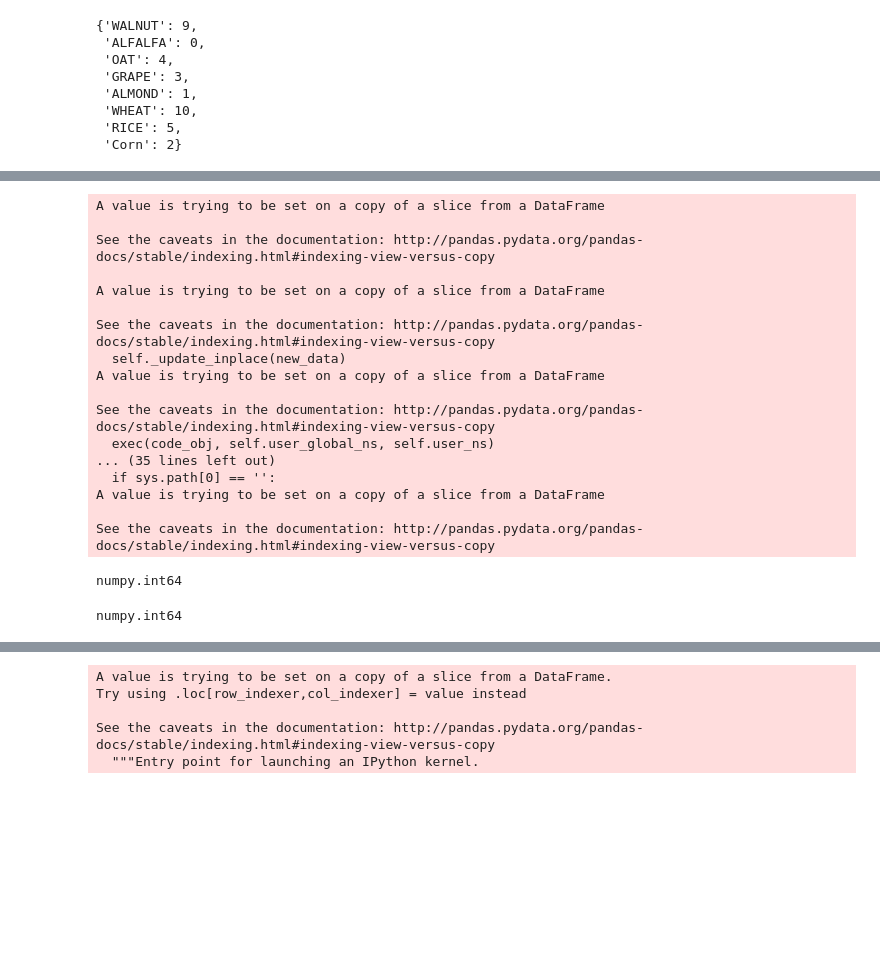
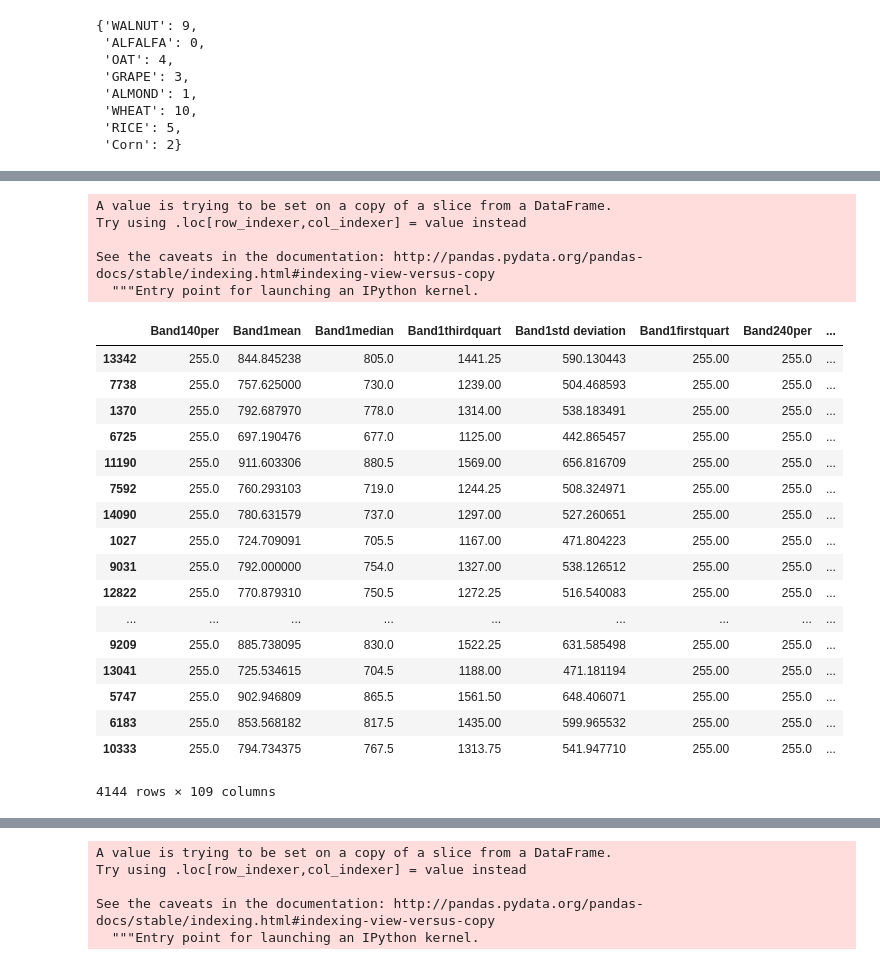
Before and after one commit to MarcelColvin/GeoSpatial-Classification, a Jupyter notebook: MakingAugustoClasses.ipynb, the cells around one changed output, grey strips where cells are left out. Drawn from its saved outputs; the diff is of its cells as text; code cells hidden in the pictures; blank space fills up the shorter version.

```diff
--- a/MakingAugustoClasses.ipynb
+++ b/MakingAugustoClasses.ipynb
@@ -287,0 +324,10 @@ print(RFC.score(X_test,Y_test))
+# %%
+def logfcn(x):
+    #print(x[np.where(x == 0.0)])
+    c = x.copy()
+    c[np.where(c == 0.0)] = 1
+    return np.log(c)
+# %%
+pk = extra.predict_proba(X_test)
+d = pk * logfcn(pk)
+e = -1*np.sum(d, axis = 1)
@@ -314,45 +342,34 @@ b
-# %%
-b = b.dropna()
-b.crop_list[b['crop_list'].str.contains('ALMOND')] = 'ALMOND'
-b.crop_list[b['crop_list'].str.contains('GRAPE')] = 'GRAPE'
-b.crop_list[b['crop_list'].str.contains('OAT')] = 'OAT'
-b.crop_list[b['crop_list'].str.contains('RICE')] = 'RICE'
-b.crop_list[b['crop_list'].str.contains('SUNFLOWER')] = 'SUNFLOWER'
-b.crop_list[b['crop_list'].str.contains('WALNUT')] = 'WALNUT'
-b.crop_list[b['crop_list'].str.contains('ALFALFA')] = 'ALFALFA'
-
-b.crop_list[b['crop_list'].str.contains('CORN')] = 'CORN'
-b.crop_list[b['crop_list'].str.contains('WHEAT')] = 'WHEAT'
-b.crop_list[b['crop_list'].str.contains('TOMATO')] = 'TOMATO'
-
-b.crop_list[b['crop_list'].str.contains('SAFFLOWER')] = 'SAFFLOWER'
-# %% [output]
-A value is trying to be set on a copy of a slice from a DataFrame
-
-See the caveats in the documentation: http://pandas.pydata.org/pandas-docs/stable/indexing.html#indexing-view-versus-copy
-
-A value is trying to be set on a copy of a slice from a DataFrame
-
-See the caveats in the documentation: http://pandas.pydata.org/pandas-docs/stable/indexing.html#indexing-view-versus-copy
-  self._update_inplace(new_data)
-A value is trying to be set on a copy of a slice from a DataFrame
-
-See the caveats in the documentation: http://pandas.pydata.org/pandas-docs/stable/indexing.html#indexing-view-versus-copy
-  exec(code_obj, self.user_global_ns, self.user_ns)
-... (35 lines left out)
-  if sys.path[0] == '':
-A value is trying to be set on a copy of a slice from a DataFrame
-
-See the caveats in the documentation: http://pandas.pydata.org/pandas-docs/stable/indexing.html#indexing-view-versus-copy
+# %%
+X_test["entropy"] = e
+# %% [output]
+A value is trying to be set on a copy of a slice from a DataFrame.
+Try using .loc[row_indexer,col_indexer] = value instead
+
+See the caveats in the documentation: http://pandas.pydata.org/pandas-docs/stable/indexing.html#indexing-view-versus-copy
+  """Entry point for launching an IPython kernel.
+# %%
+X_test
+# %% [output]
+|  | Band140per | Band1mean | Band1median | Band1thirdquart | Band1std deviation | Band1firstquart | Band240per | ... |
+| 13342 | 255.0 | 844.845238 | 805.0 | 1441.25 | 590.130443 | 255.00 | 255.0 | ... |
+| 7738 | 255.0 | 757.625000 | 730.0 | 1239.00 | 504.468593 | 255.00 | 255.0 | ... |
+| 1370 | 255.0 | 792.687970 | 778.0 | 1314.00 | 538.183491 | 255.00 | 255.0 | ... |
+| 6725 | 255.0 | 697.190476 | 677.0 | 1125.00 | 442.865457 | 255.00 | 255.0 | ... |
+| 11190 | 255.0 | 911.603306 | 880.5 | 1569.00 | 656.816709 | 255.00 | 255.0 | ... |
+| 7592 | 255.0 | 760.293103 | 719.0 | 1244.25 | 508.324971 | 255.00 | 255.0 | ... |
+| 14090 | 255.0 | 780.631579 | 737.0 | 1297.00 | 527.260651 | 255.00 | 255.0 | ... |
+| 1027 | 255.0 | 724.709091 | 705.5 | 1167.00 | 471.804223 | 255.00 | 255.0 | ... |
+| 9031 | 255.0 | 792.000000 | 754.0 | 1327.00 | 538.126512 | 255.00 | 255.0 | ... |
+| 12822 | 255.0 | 770.879310 | 750.5 | 1272.25 | 516.540083 | 255.00 | 255.0 | ... |
+| ... | ... | ... | ... | ... | ... | ... | ... | ... |
+| 9209 | 255.0 | 885.738095 | 830.0 | 1522.25 | 631.585498 | 255.00 | 255.0 | ... |
+| 13041 | 255.0 | 725.534615 | 704.5 | 1188.00 | 471.181194 | 255.00 | 255.0 | ... |
+| 5747 | 255.0 | 902.946809 | 865.5 | 1561.50 | 648.406071 | 255.00 | 255.0 | ... |
+| 6183 | 255.0 | 853.568182 | 817.5 | 1435.00 | 599.965532 | 255.00 | 255.0 | ... |
+| 10333 | 255.0 | 794.734375 | 767.5 | 1313.75 | 541.947710 | 255.00 | 255.0 | ... |
+4144 rows × 109 columns
 # %%
 import geopandas as gpd
 # %%
 cropfields = gpd.read_file("Crops_2016/Crops_2016_26910.shp")
 cropfields1 = cropfields[["OBJECTID", "geometry"]]
-type(cropfields1["OBJECTID"][0])
-# %% [output]
-numpy.int64
-# %%
-type(b["OBJECTID"][0])
-# %% [output]
-numpy.int64
```
Also changed, not shown: parts of 27 cells of this notebook.
